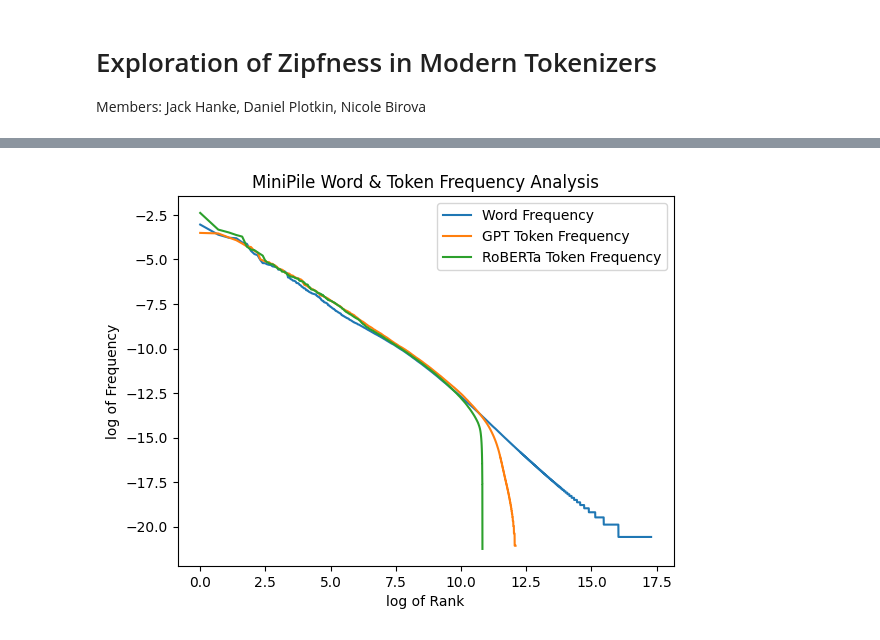
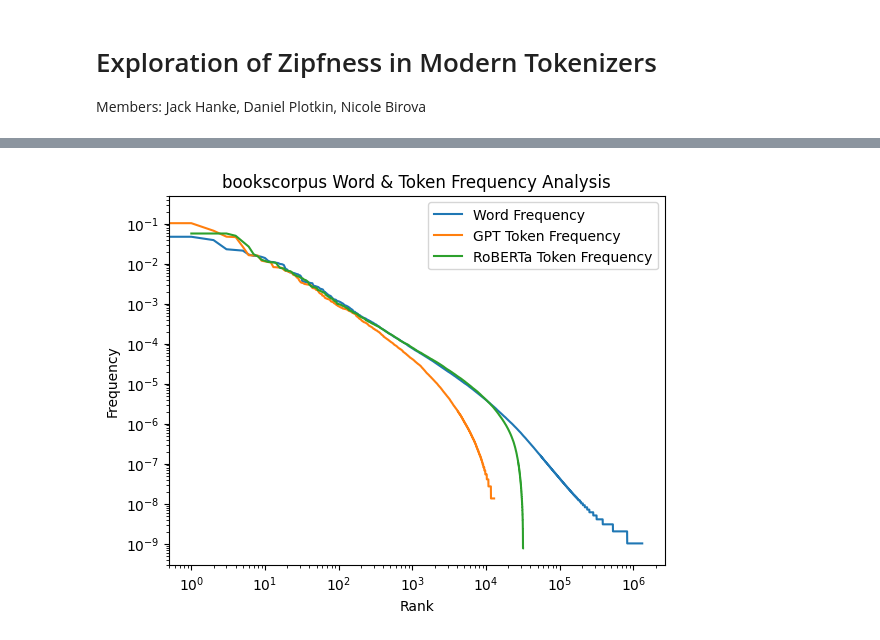
Before and after one commit to JackHanke/nlpsem, a Jupyter notebook: workspace.ipynb, the cells around one changed output, grey strips where cells are left out. Saved outputs shown, nothing was run; the diff lists cells and outputs as text; code cells hidden in the pictures.

```diff
--- a/workspace.ipynb
+++ b/workspace.ipynb
@@ -163,0 +171,27 @@ with open(f'{dataset}_roberta.pickle', 'rb') as f:
+# %%
+# NOTE most common tokens and words!
+lim = 7
+
+# for i, (key, value) in enumerate(bookscorpus_word_frequencies.items()):
+#     print(key, value)
+#     if i == lim: break
+# print('-----------------')
+# for i, (key, value) in enumerate(minipile_word_frequencies.items()):
+#     print(key, value)
+#     if i == lim: break
+
+# for i, (key, value) in enumerate(bookscorpus_roberta_token_frequencies.items()):
+#     print(roberta_tokenizer.detokenize(key), value)
+#     if i == lim: break
+# print('-----------------')
+# for i, (key, value) in enumerate(minipile_roberta_token_frequencies.items()):
+#     print(roberta_tokenizer.detokenize(key), value)
+#     if i == lim: break
+
+for i, (key, value) in enumerate(bookscorpus_gpt_token_frequencies.items()):
+    print(gpt_tokenizer.detokenize([key]), value)
+    if i == lim: break
+print('-----------------')
+for i, (key, value) in enumerate(minipile_gpt_token_frequencies.items()):
+    print(gpt_tokenizer.detokenize([key]), value)
+    if i == lim: break
@@ -164,16 +216,19 @@ with open(f'{dataset}_roberta.pickle', 'rb') as f:
 # %%
 #
 import matplotlib.pyplot as plt
 from math import log
 
-plt.plot([log(key_num+1) for key_num, key in enumerate(minipile_word_frequencies)], [log(float(value)) for key, value in minipile_word_frequencies.items()], label='Word Frequency')
-plt.plot([log(key_num+1) for key_num, key in enumerate(minipile_gpt_token_frequencies)], [log(float(value)) for key, value in minipile_gpt_token_frequencies.items()], label='GPT Token Frequency')
-plt.plot([log(key_num+1) for key_num, key in enumerate(minipile_roberta_token_frequencies)], [log(float(value)) for key, value in minipile_roberta_token_frequencies.items()], label='RoBERTa Token Frequency')
-plt.title(f'MiniPile Word & Token Frequency Analysis')
-plt.xlabel(f'log of Rank')
-plt.ylabel(f'log of Frequency')
+plt.plot([key_num for key_num, key in enumerate(bookscorpus_word_frequencies)], [float(value) for key, value in bookscorpus_word_frequencies.items()], label='Word Frequency')
+plt.plot([key_num for key_num, key in enumerate(bookscorpus_gpt_token_frequencies)], [float(value) for key, value in bookscorpus_gpt_token_frequencies.items()], label='GPT Token Frequency')
+plt.plot([key_num+1 for key_num, key in enumerate(bookscorpus_roberta_token_frequencies)], [float(value) for key, value in bookscorpus_roberta_token_frequencies.items()], label='RoBERTa Token Frequency')
+# plt.title(f'MiniPile Word & Token Frequency Analysis')
+plt.title(f'bookscorpus Word & Token Frequency Analysis')
+plt.xlabel(f'Rank')
+plt.ylabel(f'Frequency')
+plt.yscale(f'log')
+plt.xscale(f'log')
 plt.legend()
 plt.show()
 # %% [output]
-[figure, old version]
+[figure, new version]
 # %%
```
Also changed, not shown: parts of 3 cells of this notebook, 4 other files.
